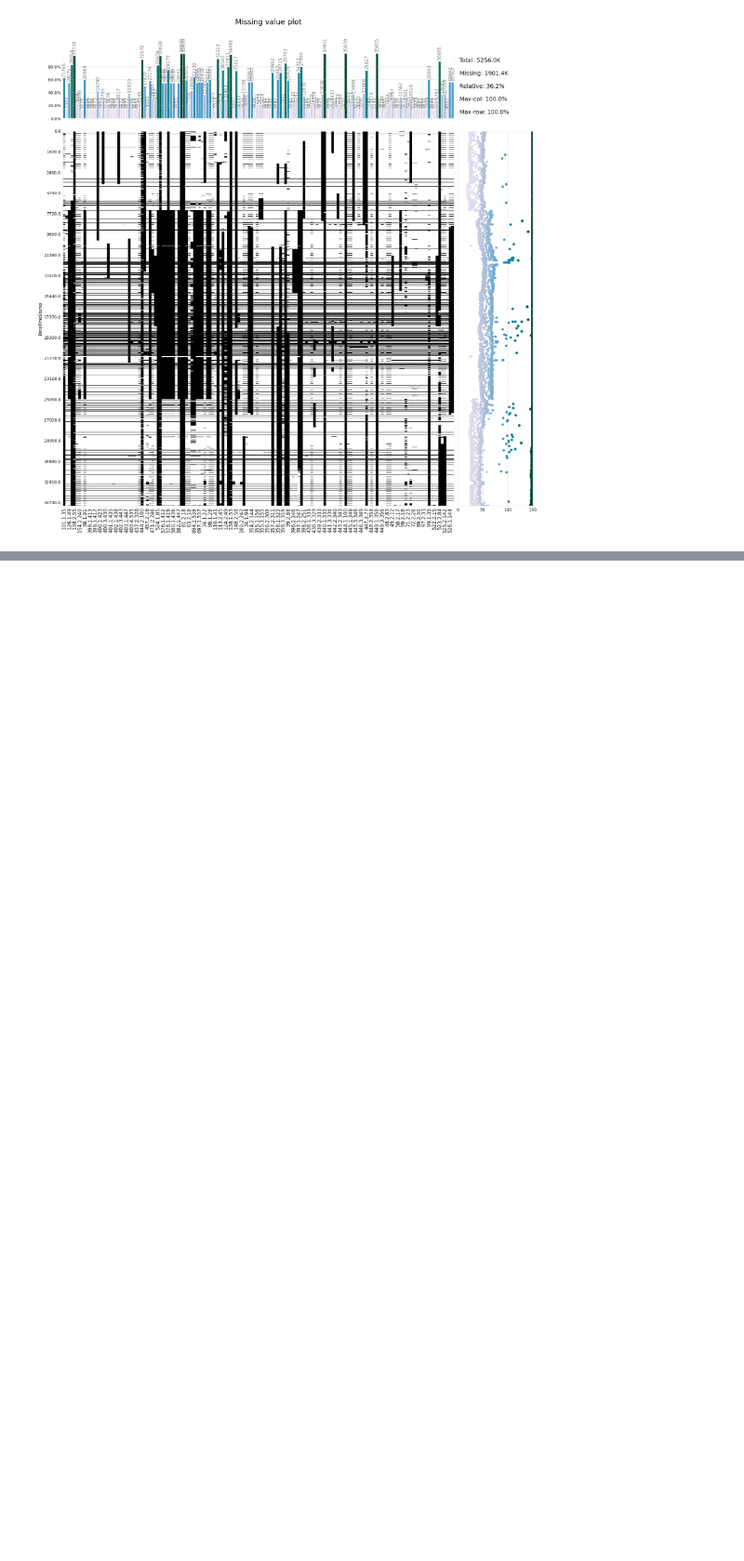
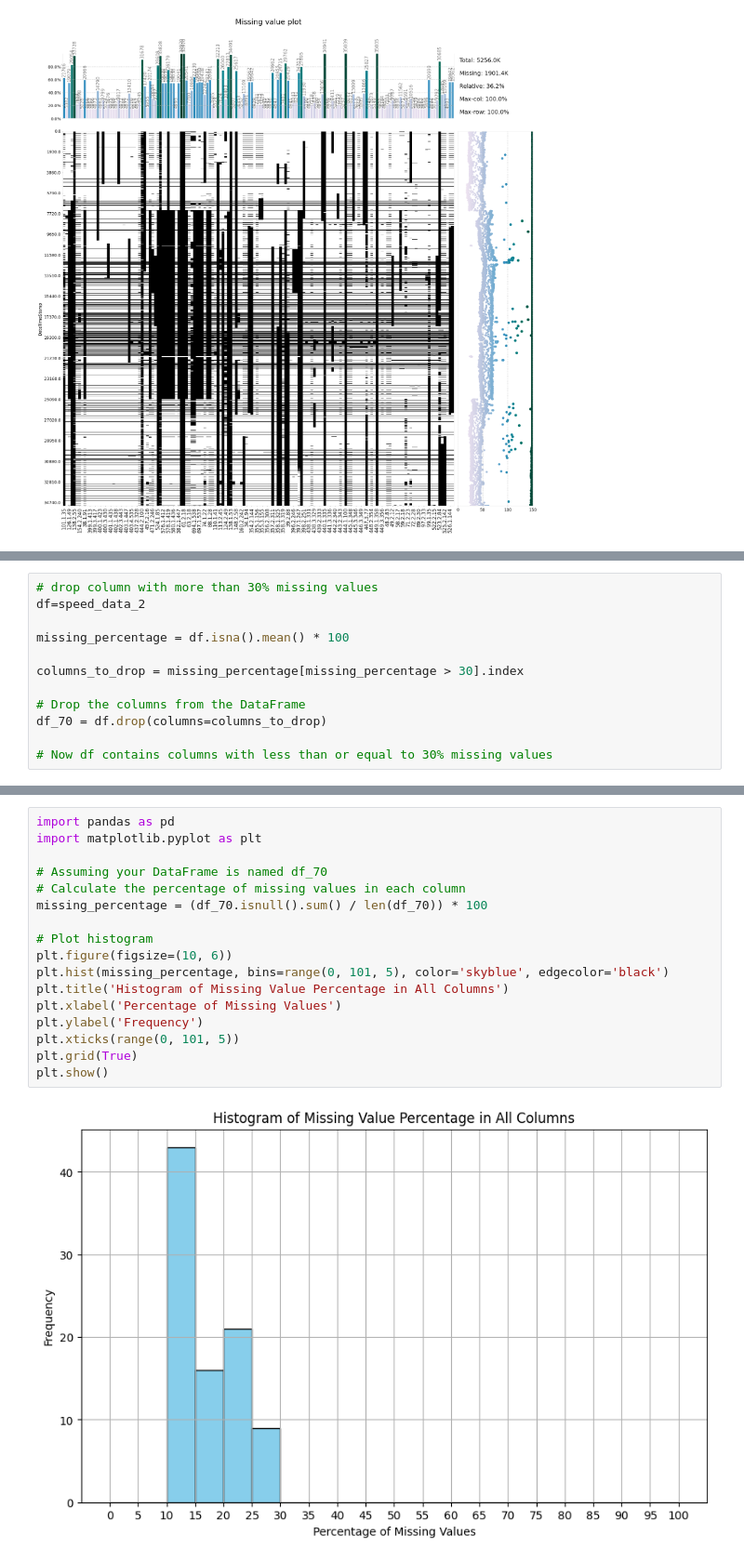
Before and after one commit to tarekbzahid/XIE_dataset_prep, a Jupyter notebook: utils/clean.ipynb, the cells around one changed output, grey strips where cells are left out. Shown at 93% size. Drawn from its saved outputs; the diff is of its cells as text; blank space fills up the shorter version.

```diff
--- a/utils/clean.ipynb
+++ b/utils/clean.ipynb
@@ -288,0 +342,12 @@ GridSpec(6, 6)
+# %%
+# drop column with more than 30% missing values
+df=speed_data_2
+
+missing_percentage = df.isna().mean() * 100
+
+columns_to_drop = missing_percentage[missing_percentage > 30].index
+
+# Drop the columns from the DataFrame
+df_70 = df.drop(columns=columns_to_drop)
+
+# Now df contains columns with less than or equal to 30% missing values
@@ -288,0 +415,19 @@ GridSpec(6, 6)
+# %%
+import pandas as pd
+import matplotlib.pyplot as plt
+
+# Assuming your DataFrame is named df_70
+# Calculate the percentage of missing values in each column
+missing_percentage = (df_70.isnull().sum() / len(df_70)) * 100
+
+# Plot histogram
+plt.figure(figsize=(10, 6))
+plt.hist(missing_percentage, bins=range(0, 101, 5), color='skyblue', edgecolor='black')
+plt.title('Histogram of Missing Value Percentage in All Columns')
+plt.xlabel('Percentage of Missing Values')
+plt.ylabel('Frequency')
+plt.xticks(range(0, 101, 5))
+plt.grid(True)
+plt.show()
+# %% [output]
+[figure, added]
```
Also changed, not shown: parts of 14 cells of this notebook.
